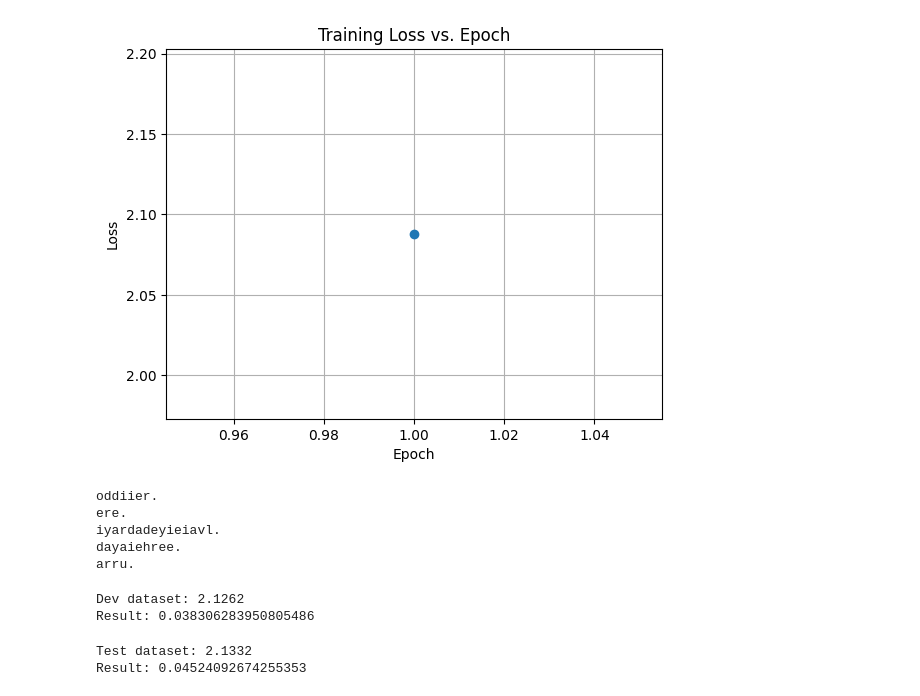
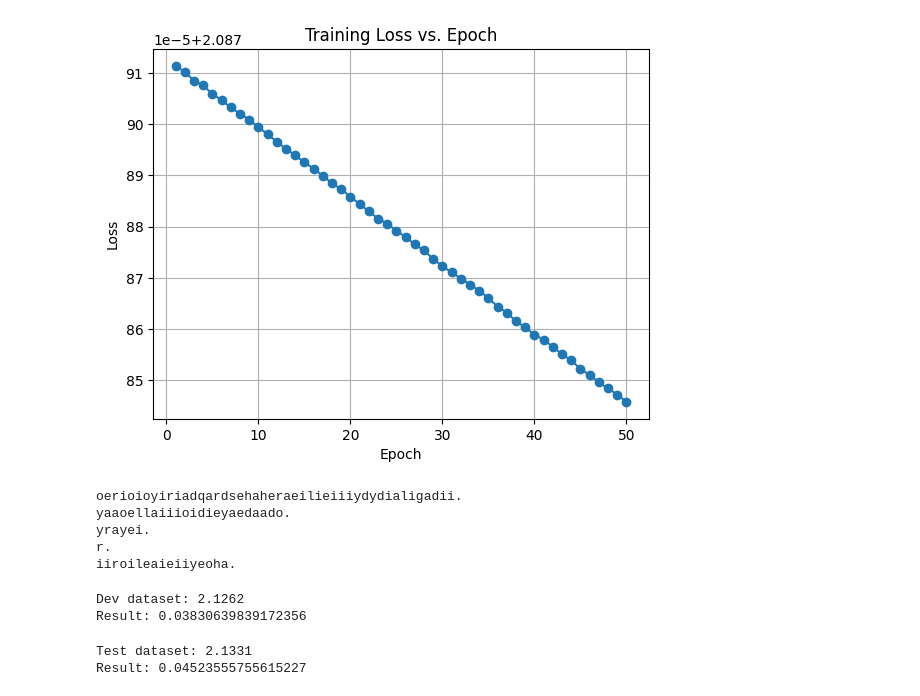
Before and after one commit to js-kalsi/nlp-from-scratch, a Jupyter notebook: Trigrams-Model.ipynb, the cells around one changed output. Drawn from its saved outputs; the diff is of its cells as text; code cells hidden in the pictures.

```diff
--- a/Trigrams-Model.ipynb
+++ b/Trigrams-Model.ipynb
@@ -106,7 +106,7 @@ In this sectiion, we are:
     3.  Updating the weights
 """
 
-NUM_EPOCHS = 1
+NUM_EPOCHS = 50
 WGT_UPDATE_COFF = 5
 LOSS_COFF = 0.001
 losses = []
@@ -114,7 +114,6 @@ losses = []
 for epoch in range(NUM_EPOCHS):
     # Forward Pass
     xenc = F.one_hot(train_x, num_classes=729).float() # Input to the network: one-hot encoding. O/P: Tensor(train_x, 729)
-    print(train_x.shape)
     logits = xenc @ W # predict log-counts: (228146, 729) @ (729, 27) => (228146, 27)
     counts = logits.exp() # counts, equivalent to N
     num = train_x.size(0)
@@ -138,4 +136,4 @@ Average train loss: 2.087926
-[figure, old version]
+[figure, new version]
 # %%
 # Performing a prediction on dev dataset using Trigram model
 for i in range(5):
@@ -152,11 +150,11 @@ for i in range(5):
       break
   print(''.join(out))
 # %% [output]
-oddiier.
-ere.
-iyardadeyieiavl.
-dayaiehree.
-arru.
+oerioioyiriadqardsehaheraeilieiiiydydialigadii.
+yaaoellaiiioidieyaedaado.
+yrayei.
+r.
+iiroileaieiiyeoha.
 # %%
 # Checking loss on dev dataset
 xenc = F.one_hot(dev_x, num_classes=729).float() # Input to the network: one-hot encoding. O/P: Tensor(train_x, 729)
@@ -170,7 +168,7 @@ print(f'Dev dataset:', f'{dev_loss:.4f}')
 print(f'Result: {dev_loss - train_loss}')
 # %% [output]
 Dev dataset: 2.1262
-Result: 0.038306283950805486
+Result: 0.03830639839172356
 # %%
 # Checking loss on test dataset
 xenc = F.one_hot(test_x, num_classes=729).float() # Input to the network: one-hot encoding. O/P: Tensor(train_x, 729)
@@ -183,5 +181,5 @@ dev_loss = loss.item()
 print(f'Test dataset:', f'{dev_loss:.4f}')
 print(f'Result: {dev_loss - train_loss}')
 # %% [output]
-Test dataset: 2.1332
-Result: 0.04524092674255353
+Test dataset: 2.1331
+Result: 0.04523555755615227
```
Also changed, not shown: parts of 1 cell of this notebook.
